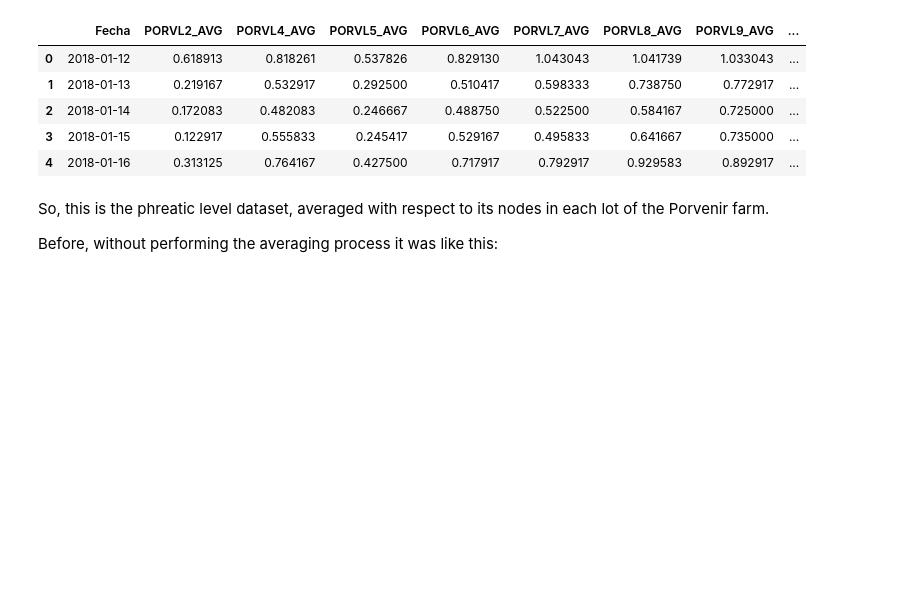
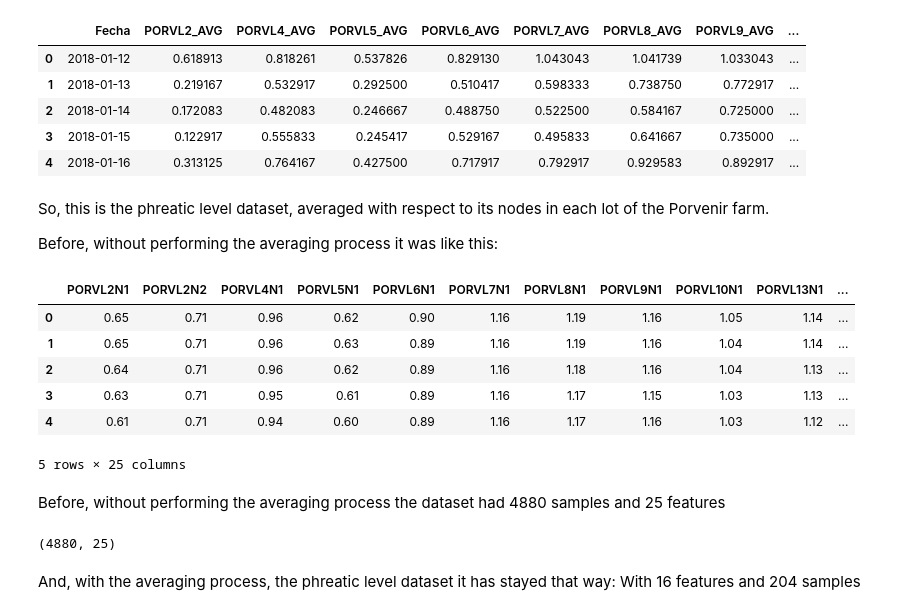
Before and after one commit to bgarcial/sioma_project, a Jupyter notebook: notebooks/averaging_data/PhreaticLevel/28-weeks_January-12_August-03_2018/03-bgarcial-phreatic_level_generating_average_between-nodes_values.ipynb, the cells around one changed output. Saved outputs shown, nothing was run; the diff lists cells and outputs as text; code cells hidden in the pictures; blank space fills up the shorter version.

```diff
--- a/notebooks/averaging_data/PhreaticLevel/28-weeks_January-12_August-03_2018/03-bgarcial-phreatic_level_generating_average_between-nodes_values.ipynb
+++ b/notebooks/averaging_data/PhreaticLevel/28-weeks_January-12_August-03_2018/03-bgarcial-phreatic_level_generating_average_between-nodes_values.ipynb
@@ -805,3 +798,25 @@ phreatic_level_all_lots_28w_avg.to_csv( '../../../../data/interim/PhreaticLevel/
 So, this is the phreatic level dataset, averaged with respect to its nodes in each lot of the Porvenir farm.
 
 Before, without performing the averaging process it was like this:
+# %%
+phreatic_level_all_lots_without_scaling = pd.read_csv('../../../../data/interim/PhreaticLevel/'  \
+                    '28-weeks_January-12_August-03_2018/PORV_all_lots_nodes_columns_without_scaling.csv')
+# %%
+phreatic_level_all_lots_without_scaling.head()
+# %% [output]
+|  | PORVL2N1 | PORVL2N2 | PORVL4N1 | PORVL5N1 | PORVL6N1 | PORVL7N1 | PORVL8N1 | PORVL9N1 | PORVL10N1 | PORVL13N1 | ... |
+| 0 | 0.65 | 0.71 | 0.96 | 0.62 | 0.90 | 1.16 | 1.19 | 1.16 | 1.05 | 1.14 | ... |
+| 1 | 0.65 | 0.71 | 0.96 | 0.63 | 0.89 | 1.16 | 1.19 | 1.16 | 1.04 | 1.14 | ... |
+| 2 | 0.64 | 0.71 | 0.96 | 0.62 | 0.89 | 1.16 | 1.18 | 1.16 | 1.04 | 1.13 | ... |
+| 3 | 0.63 | 0.71 | 0.95 | 0.61 | 0.89 | 1.16 | 1.17 | 1.15 | 1.03 | 1.13 | ... |
+| 4 | 0.61 | 0.71 | 0.94 | 0.60 | 0.89 | 1.16 | 1.17 | 1.16 | 1.03 | 1.12 | ... |
+5 rows × 25 columns
+# %% [markdown]
+Before, without performing the averaging process the dataset had 4880 samples and 25 features
+# %%
+phreatic_level_all_lots_without_scaling.shape
+# %% [output]
+(4880, 25)
+# %% [markdown]
+And, with the averaging process, the phreatic level dataset it has stayed that way:
+With 16 features and 204 samples
```
Also changed, not shown: parts of 30 cells of this notebook, 6 other files.
